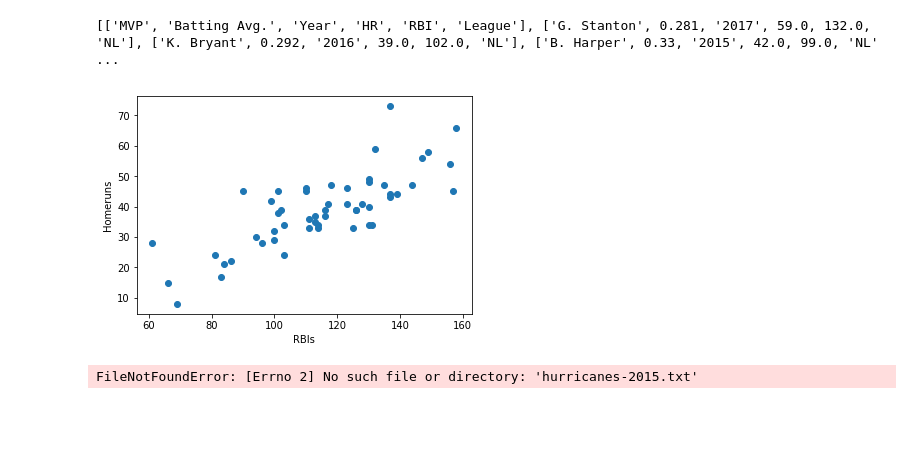
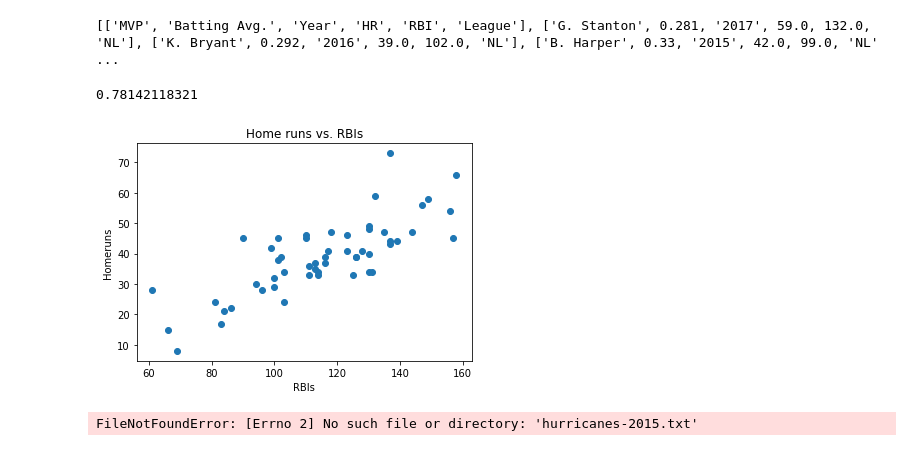
Before and after one commit to tfinch21/Aaron-and-Travis-Final-Project, a Jupyter notebook: Final project Code.ipynb, the cells around one changed output. Cells and saved outputs as stored; diff of their text form; code cells hidden in the pictures; blank space fills up the shorter version.

Commit message:
r correlation values

```diff
--- a/Final project Code.ipynb
+++ b/Final project Code.ipynb
@@ -126,31 +126,40 @@ print (data)
 # %%
 # Visualization
 #Scatterplot
 #x-axis = year, y-axis = budget
 
 #look up matplotlib library
 
 import numpy as np
 import matplotlib.pyplot as plt
 
 
 RBI = []
 hrs = []
 
 for item in data[1:]:
    RBI.append(item[4])
    hrs.append(item[3])
 
 fig, ax = plt.subplots()
 
-plt.scatter(RBI, hrs) #,s=area, c=colors, alpha=0.5)
+plt.scatter(RBI, hrs)
 
 ax.set_xlabel('RBIs')
 ax.set_ylabel('Homeruns')
+plt.title('Home runs vs. RBIs')
+
+correlation = np.corrcoef(RBI, hrs)[0,1]
+
+     # r
+
+
+print(correlation)
 
 plt.show()
 # %% [output]
+0.78142118321
-[figure, old version]
+[figure, new version]
 # %%
 # Question 3: (10 points)
 
```
Also changed, not shown: parts of 1 cell of this notebook.
